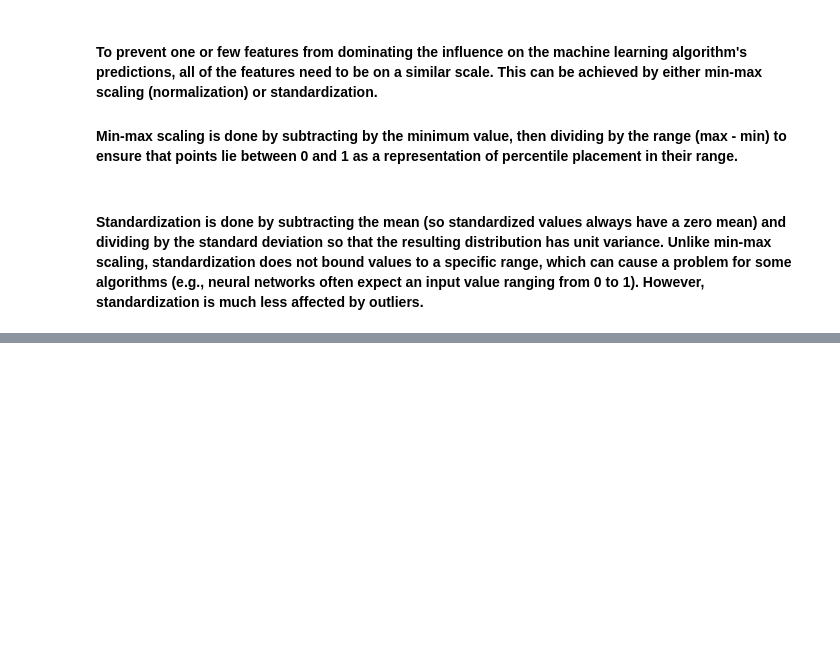
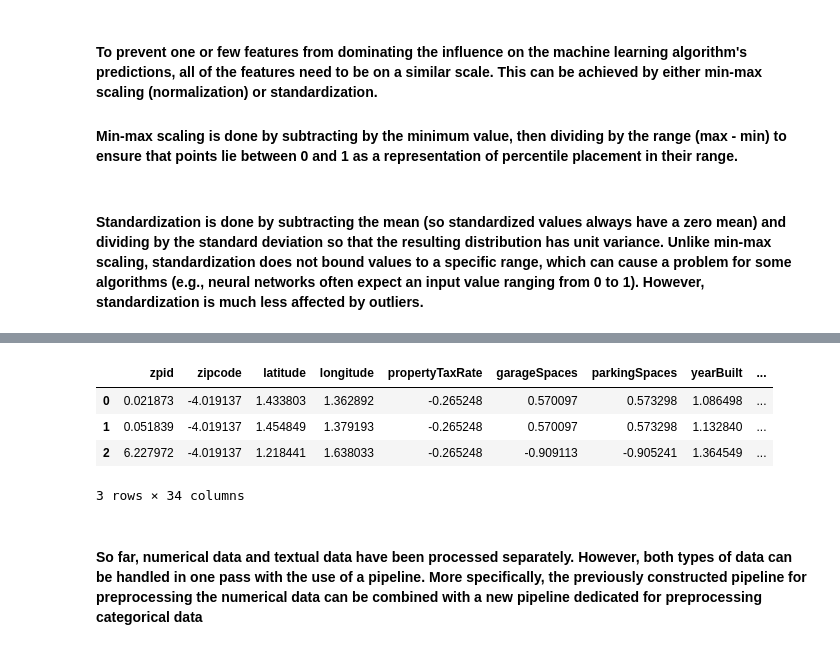
Before and after one commit to ojw92/HandsonML, a Jupyter notebook: ch2.ipynb, the cells around one changed output, grey strips where cells are left out. Saved outputs shown, nothing was run; the diff lists cells and outputs as text; code cells hidden in the pictures; blank space fills up the shorter version.

```diff
--- a/ch2.ipynb
+++ b/ch2.ipynb
@@ -625,0 +687,11 @@ df_num_std_scaled = std_scaler.fit_transform(df_num)
+# %%
+from sklearn.pipeline import Pipeline
+
+num_pipeline = Pipeline([
+    ("impute", SimpleImputer(strategy="median")),
+    ("standardize", StandardScaler()),              # last estimator of the pipeline must be transformers (i.e., must have a fit_transform() method)
+])
+
+# Similarly,
+# from sklearn.pipeline import make_pipeline
+# num_pipeline = make_pipeline(SimpleImputer(strategy="median"), StandardScaler())
@@ -625,0 +712,3 @@ df_num_std_scaled = std_scaler.fit_transform(df_num)
+# %%
+df_num_pipeline = num_pipeline.fit_transform(df_num)
+df_num_pipeline[:2].round(5)
@@ -625,0 +728,13 @@ df_num_std_scaled = std_scaler.fit_transform(df_num)
+# %%
+df_num_prepared = pd.DataFrame(
+    df_num_pipeline, columns=num_pipeline.get_feature_names_out(),
+    index=df_num.index)
+df_num_prepared.head(n=3)
+# %% [output]
+|  | zpid | zipcode | latitude | longitude | propertyTaxRate | garageSpaces | parkingSpaces | yearBuilt | ... |
+| 0 | 0.021873 | -4.019137 | 1.433803 | 1.362892 | -0.265248 | 0.570097 | 0.573298 | 1.086498 | ... |
+| 1 | 0.051839 | -4.019137 | 1.454849 | 1.379193 | -0.265248 | 0.570097 | 0.573298 | 1.132840 | ... |
+| 2 | 6.227972 | -4.019137 | 1.218441 | 1.638033 | -0.265248 | -0.909113 | -0.905241 | 1.364549 | ... |
+3 rows × 34 columns
+# %% [markdown]
+#### So far, numerical data and textual data have been processed separately. However, both types of data can be handled in one pass with the use of a pipeline. More specifically, the previously constructed pipeline for preprocessing the numerical data can be combined with a new pipeline dedicated for preprocessing categorical data
```
Also changed, not shown: parts of 13 cells of this notebook.
